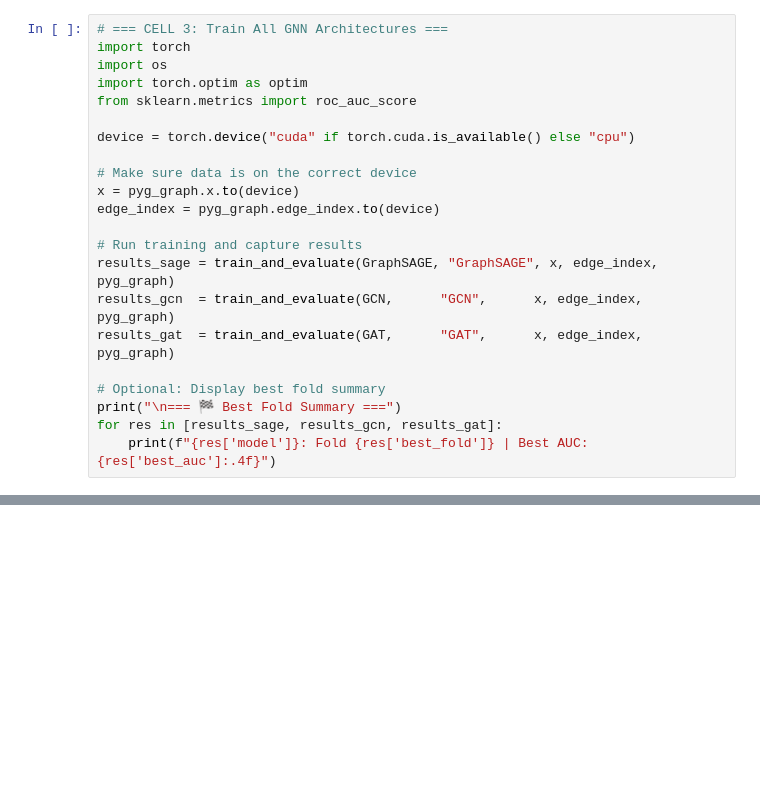
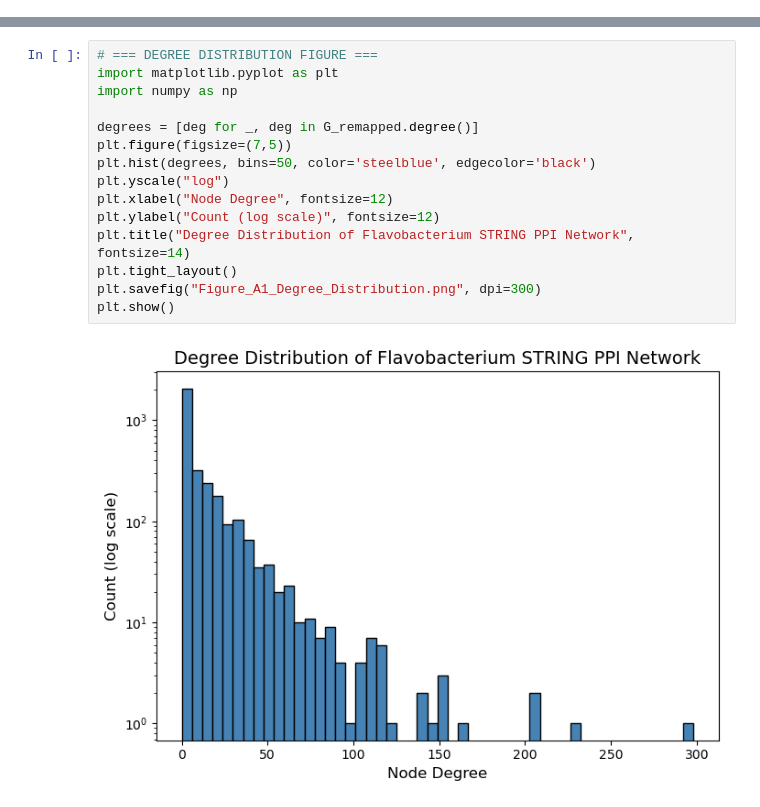
Before and after one commit to CEL-lab/USDA_Protein, a Jupyter notebook: Code/link_prediction_experiment.ipynb, the cells around one changed output, grey strips where cells are left out. Saved outputs shown, nothing was run; the diff lists cells and outputs as text; blank space fills up the shorter version.

```diff
--- a/Code/link_prediction_experiment.ipynb
+++ b/Code/link_prediction_experiment.ipynb
@@ -289,22 +0,0 @@ def train_and_evaluate(model_class, model_name, x, edge_index, pyg_graph, folds=
-# %%
-# === CELL 3: Train All GNN Architectures ===
-import torch
-import os
-import torch.optim as optim
-from sklearn.metrics import roc_auc_score
-
-device = torch.device("cuda" if torch.cuda.is_available() else "cpu")
-
-# Make sure data is on the correct device
-x = pyg_graph.x.to(device)
-edge_index = pyg_graph.edge_index.to(device)
-
-# Run training and capture results
-results_sage = train_and_evaluate(GraphSAGE, "GraphSAGE", x, edge_index, pyg_graph)
-results_gcn  = train_and_evaluate(GCN,      "GCN",      x, edge_index, pyg_graph)
-results_gat  = train_and_evaluate(GAT,      "GAT",      x, edge_index, pyg_graph)
-
-# Optional: Display best fold summary
-print("\n=== 🏁 Best Fold Summary ===")
-for res in [results_sage, results_gcn, results_gat]:
-    print(f"{res['model']}: Fold {res['best_fold']} | Best AUC: {res['best_auc']:.4f}")
@@ -658,0 +1366,17 @@ print(f"✅ Saved cluster labels to: {cluster_csv_path}")
+# %%
+# === DEGREE DISTRIBUTION FIGURE ===
+import matplotlib.pyplot as plt
+import numpy as np
+
+degrees = [deg for _, deg in G_remapped.degree()]
+plt.figure(figsize=(7,5))
+plt.hist(degrees, bins=50, color='steelblue', edgecolor='black')
+plt.yscale("log")
+plt.xlabel("Node Degree", fontsize=12)
+plt.ylabel("Count (log scale)", fontsize=12)
+plt.title("Degree Distribution of Flavobacterium STRING PPI Network", fontsize=14)
+plt.tight_layout()
+plt.savefig("Figure_A1_Degree_Distribution.png", dpi=300)
+plt.show()
+# %% [output]
+[figure, added]
```
Also changed, not shown: parts of 45 cells of this notebook.
